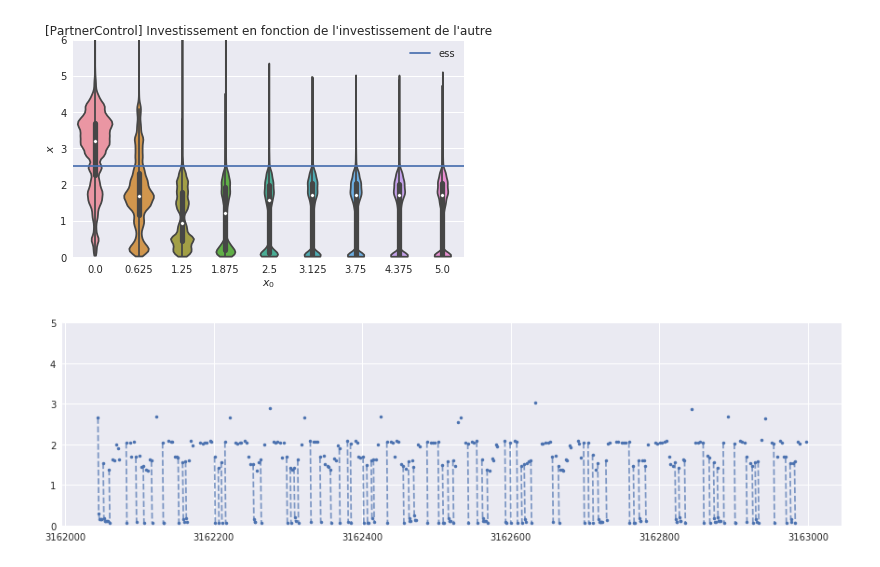
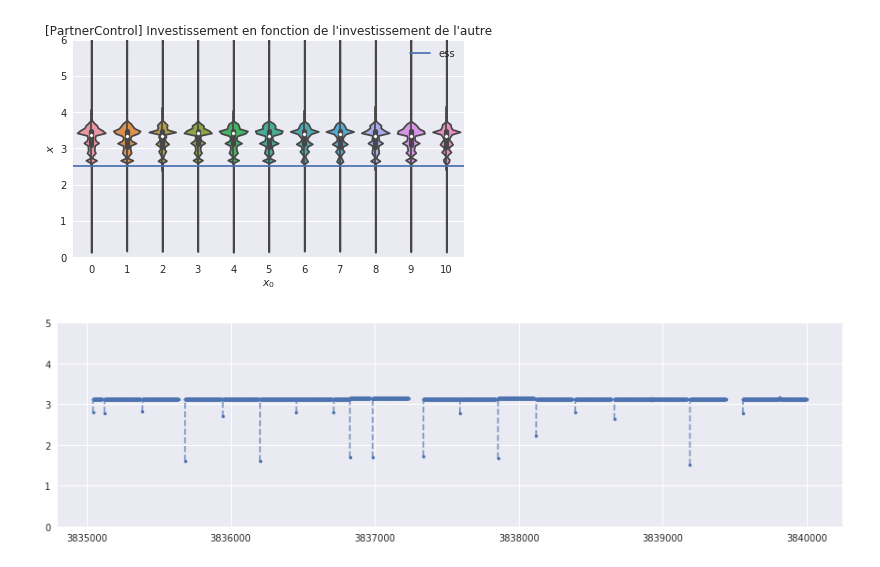
Before and after one commit to PaulEcoffet/roborobo3, a Jupyter notebook: roborobo3/notebooks/bigmodel_partnerchoice.ipynb, the cells around one changed output. Saved outputs shown, nothing was run; the diff lists cells and outputs as text; code cells hidden in the pictures.

```diff
--- a/roborobo3/notebooks/bigmodel_partnerchoice.ipynb
+++ b/roborobo3/notebooks/bigmodel_partnerchoice.ipynb
@@ -7,7 +7,8 @@ import pandas as pd
 sns.set()
 # %%
 plt.close('all')
-num = 13999
-run = 1
-logpath = f"/data/logs/2018-04-17-1650-bm-grid-inv-input-no-mean-fixed/other_noinv/run_{run}/rep00/analysis_log_{num}.txt"
+num = 6999
+run = 2
+path = f"/data/logs/2018-06-04-1129-bm-grid-fake-ml-opptime-250/other_noinv_fake/run_{run}/rep00"
+logpath = f"{path}/analysis_log_{num}.txt"
 # %%
@@ -43,7 +43,7 @@ df['truecoop'] = np.where(df['onOpp'], df['ownCoop'], np.nan)
 #df['truecoop'][np.where(np.isnan(df['truecoop']))[0] + 1] = np.nan
 # %%
 plt.figure(figsize=(7, 4))
-sns.violinplot(data=df.query('onOpp == 1 and coop < 5.5'), cut=0, x='coop', y='ownCoop', scale='count')
+sns.violinplot(data=df.query('onOpp == 1'), cut=0, x='coop', y='ownCoop', scale='count')
 plt.axhline(2.5, label='ess')
 plt.title("[PartnerControl] Investissement en fonction de l'investissement de l'autre")
 plt.legend()
@@ -51,14 +51,14 @@ plt.ylabel("$x$")
 plt.xlabel("$x_0$")
 plt.ylim(0, 6);
 # %% [output]
-[figure, old version]
+[figure, new version]
 # %%
 df['truecoop'] = np.where(df['onOpp'], df['ownCoop'], np.nan)
 # %%
 fig, ax = plt.subplots(figsize=(15, 4))
-df.query('ind == 23 and coop == 2.5 and rep == 2')['truecoop'].plot(ax=ax, style='.')
-df.query('ind == 23 and coop == 2.5 and rep == 2')['truecoop'].plot(ax=ax, style='--', alpha=0.7, c=sns.palettes.get_color_cycle()[0])
+df.query('ind == 23 and coop == 2 and rep == 2')['truecoop'].plot(ax=ax, style='.')
+df.query('ind == 23 and coop == 2 and rep == 2')['truecoop'].plot(ax=ax, style='--', alpha=0.7, c=sns.palettes.get_color_cycle()[0])
 ax.set_ylim(0, 5)
 plt.show()
 # %% [output]
-[figure, old version]
+[figure, new version]
```
Also changed, not shown: parts of 3 cells of this notebook, 4 other files.
